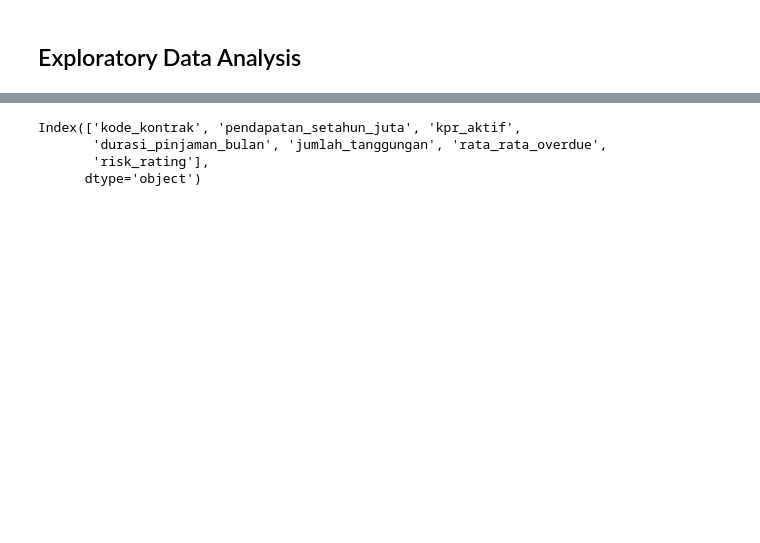
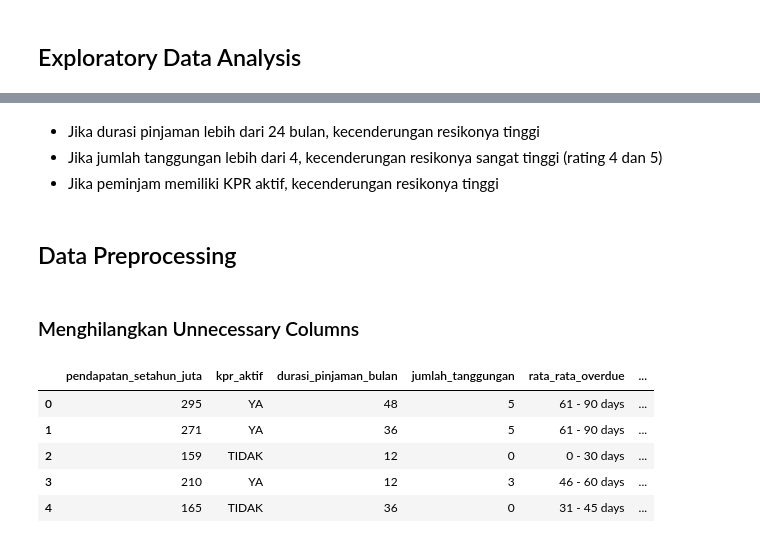
Before and after one commit to rfajri27/credit_risk_analysis, a Jupyter notebook: credit_risk_analysis.ipynb, the cells around one changed output, grey strips where cells are left out. Saved outputs shown, nothing was run; the diff lists cells and outputs as text; code cells hidden in the pictures; blank space fills up the shorter version.

```diff
--- a/credit_risk_analysis.ipynb
+++ b/credit_risk_analysis.ipynb
@@ -83,7 +111,19 @@ for i in kolom_kategorik:
-# %%
-df.columns
-# %% [output]
-Index(['kode_kontrak', 'pendapatan_setahun_juta', 'kpr_aktif',
-       'durasi_pinjaman_bulan', 'jumlah_tanggungan', 'rata_rata_overdue',
-       'risk_rating'],
-      dtype='object')
+# %% [markdown]
+- Jika durasi pinjaman lebih dari 24 bulan, kecenderungan resikonya tinggi
+- Jika jumlah tanggungan lebih dari 4, kecenderungan resikonya sangat tinggi (rating 4 dan 5)
+- Jika peminjam memiliki KPR aktif, kecenderungan resikonya tinggi
+# %% [markdown]
+## Data Preprocessing
+# %% [markdown]
+### Menghilangkan Unnecessary Columns
+# %%
+df_model = df.drop(['kode_kontrak'], axis=1)
+# %%
+df_model.head()
+# %% [output]
+|  | pendapatan_setahun_juta | kpr_aktif | durasi_pinjaman_bulan | jumlah_tanggungan | rata_rata_overdue | ... |
+| 0 | 295 | YA | 48 | 5 | 61 - 90 days | ... |
+| 1 | 271 | YA | 36 | 5 | 61 - 90 days | ... |
+| 2 | 159 | TIDAK | 12 | 0 | 0 - 30 days | ... |
+| 3 | 210 | YA | 12 | 3 | 46 - 60 days | ... |
+| 4 | 165 | TIDAK | 36 | 0 | 31 - 45 days | ... |
```
Also changed, not shown: parts of 27 cells of this notebook, 9 other files.
